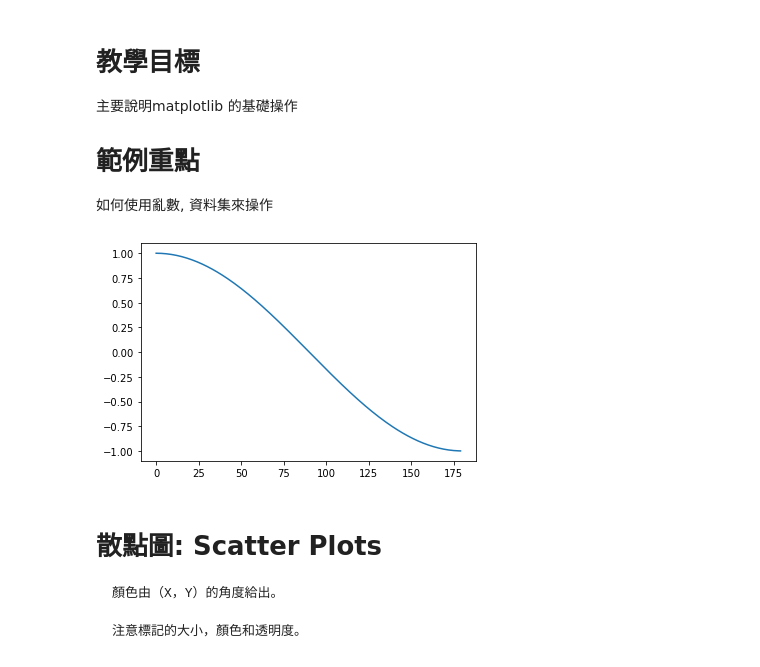
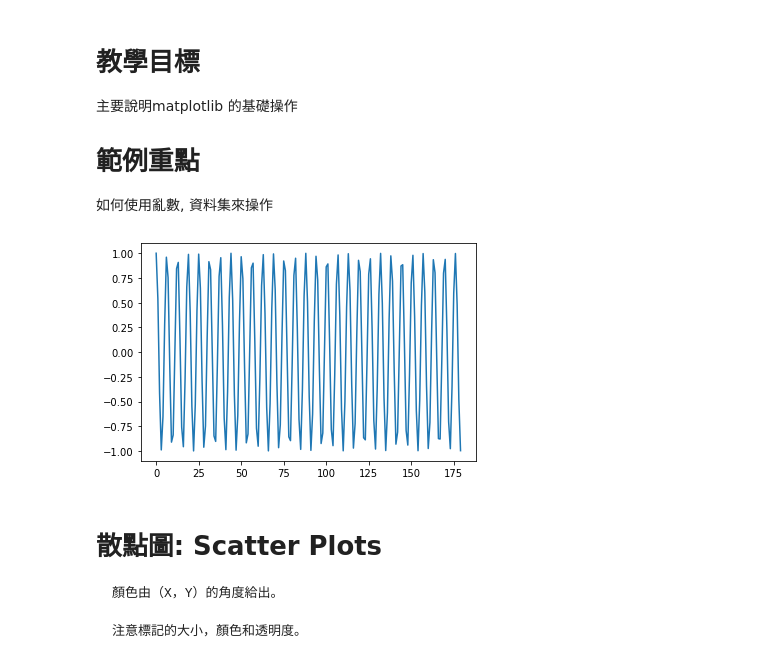
Before and after one commit to mia72song/ML100Days, a Jupyter notebook: homework/D18.ipynb, the cells around one changed output. Cells and saved outputs as stored; diff of their text form; code cells hidden in the pictures.

```diff
--- a/homework/D18.ipynb
+++ b/homework/D18.ipynb
@@ -11,15 +11,17 @@
 # %%
 import matplotlib.pyplot as plt
 import numpy as np
 
 x = np.arange(0, 180)
-y = np.cos(x*np.pi /180.0)
+y = np.cos(x)
 
 plt.plot(x, y)
 
-plt.show()
+
+#plt.show()
+plt.savefig("filename.png",dpi=300,format="png")
 # %% [output]
-[figure, old version]
+[figure, new version]
 # %% [markdown]
 # 散點圖: Scatter Plots
 
```
Also changed, not shown: parts of 1 cell of this notebook.
